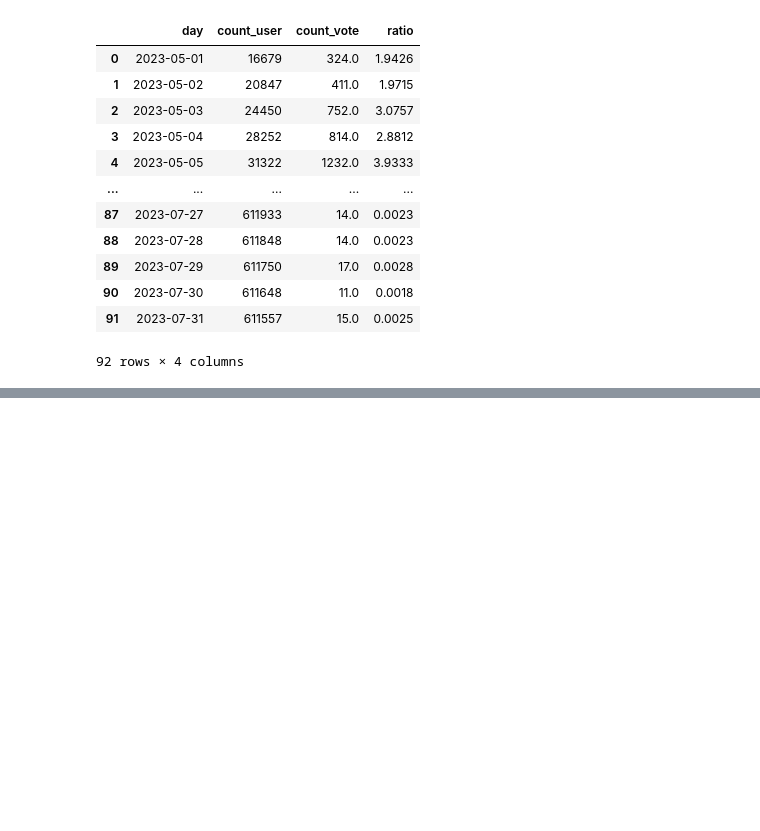
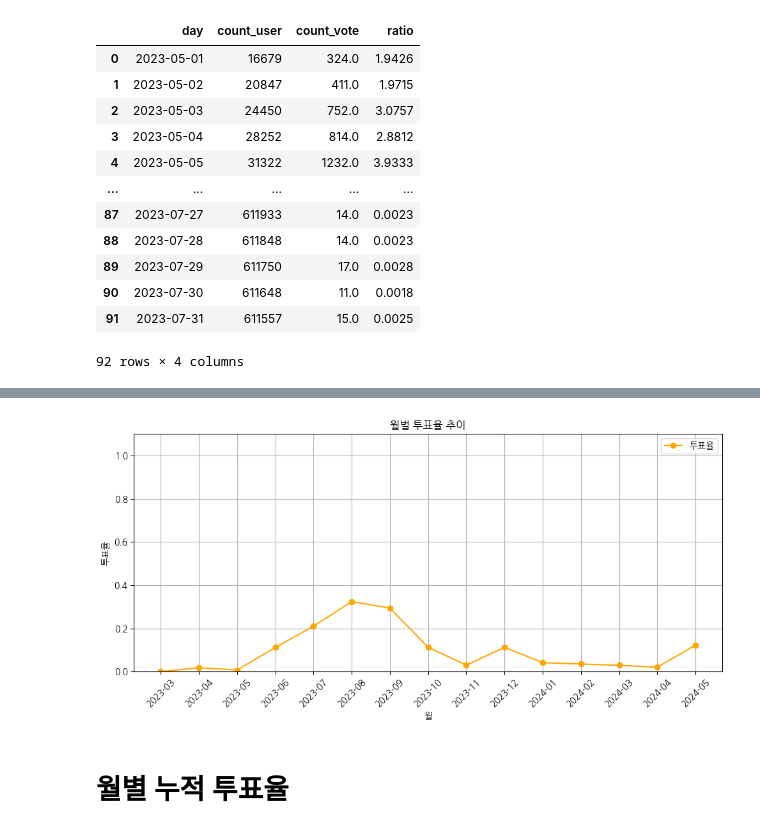
Before and after one commit to saeraniren/advanced_project, a Jupyter notebook: 고급_accounts_userquestionrecord_투표기록.ipynb, the cells around one changed output, grey strips where cells are left out. Saved outputs shown, nothing was run; the diff lists cells and outputs as text; code cells hidden in the pictures; blank space fills up the shorter version.

```diff
--- a/고급_accounts_userquestionrecord_투표기록.ipynb
+++ b/고급_accounts_userquestionrecord_투표기록.ipynb
@@ -936,0 +957,20 @@ vote_rate_df
+# %%
+user_df['created_at'] = pd.to_datetime(user_df['created_at'])
+user_df['year_month'] = user_df['created_at'].dt.to_period('M')
+
+# 월별 가입자 수
+monthly_joined = user_df.groupby('year_month')['id'].nunique().reset_index()
+monthly_joined.columns = ['year_month', 'joined_user_count']
+# %%
+# 병합
+monthly = pd.merge(monthly_joined, monthly_voted, on='year_month', how='left')
+
+# NaN 처리 (해당 달에 투표 유저가 없을 경우 0으로)
+monthly['voted_user_count'] = monthly['voted_user_count'].fillna(0)
+
+# 투표율 계산
+monthly['vote_rate'] = monthly['voted_user_count'] / monthly['joined_user_count']
+
+# 보기 좋게 문자열 변환
+monthly['year_month'] = monthly['year_month'].astype(str)
+monthly
@@ -936,0 +994,28 @@ vote_rate_df
+# %%
+import matplotlib.pyplot as plt
+
+plt.figure(figsize=(10, 5))  # 그래프 크기 설정
+
+# x, y 축 데이터 지정 (monthly 사용!)
+plt.plot(
+    monthly['year_month'],     # x축: 월
+    monthly['vote_rate'],      # y축: 투표율
+    color='orange',
+    marker='o',
+    linestyle='-',
+    label='투표율'
+)
+
+plt.xticks(rotation=45)         # x축 월 회전
+plt.ylim(0, 1.1)                # y축 범위 고정
+plt.title('월별 투표율 추이')     # 그래프 제목
+plt.xlabel('월')                # x축 라벨
+plt.ylabel('투표율')            # y축 라벨
+plt.grid(True)                  # 격자 표시
+plt.legend()                    # 범례 표시
+plt.tight_layout()              # 여백 조정
+plt.show()
+# %% [output]
+[figure, added]
+# %% [markdown]
+# 월별 누적 투표율
```
Also changed, not shown: parts of 12 cells of this notebook, 12 other files.
